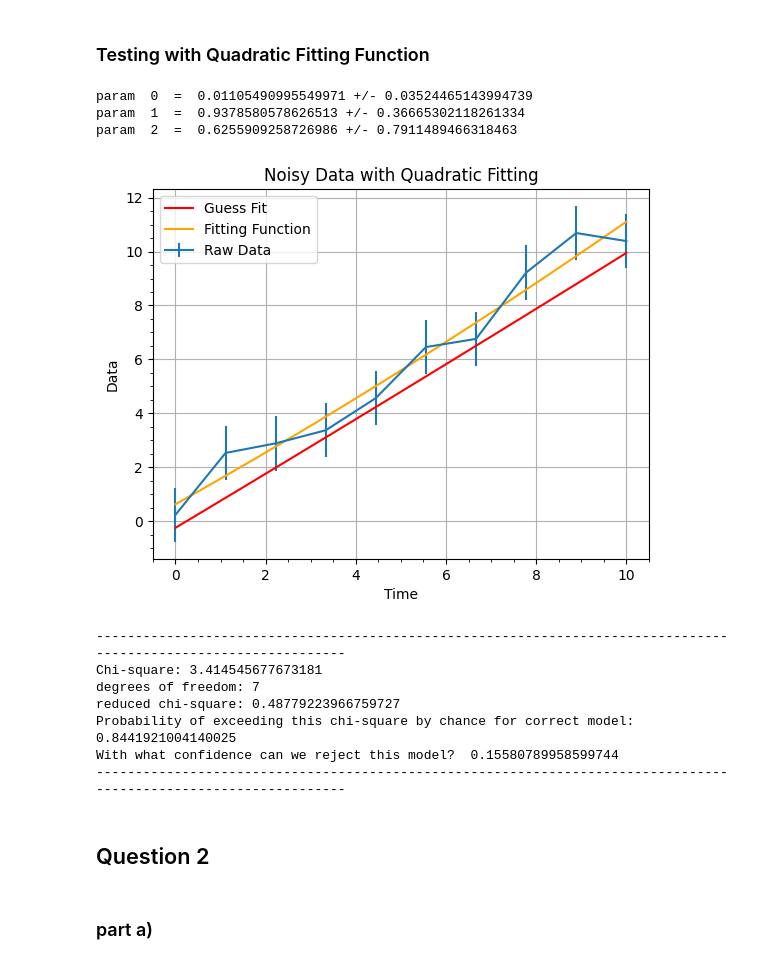
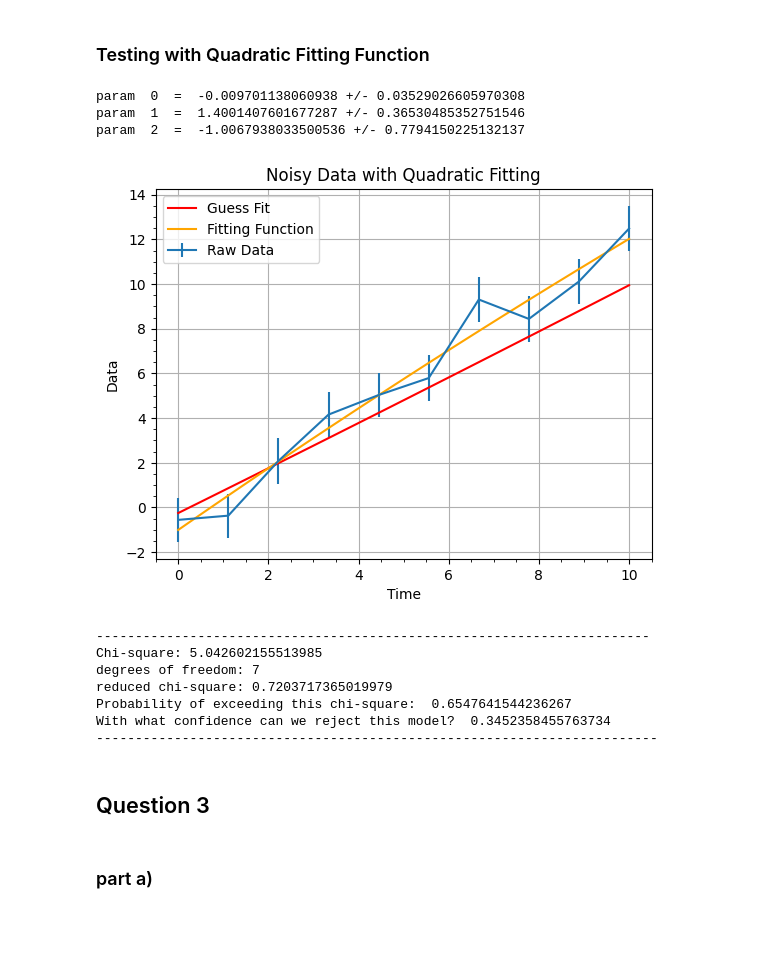
Before and after one commit to shashankd95/QuTipSimulations, a Jupyter notebook: QST_Stats2.ipynb, the cells around one changed output. Cells and saved outputs as stored; diff of their text form; code cells hidden in the pictures; blank space fills up the shorter version.

```diff
--- a/QST_Stats2.ipynb
+++ b/QST_Stats2.ipynb
@@ -32,12 +44,14 @@ b          = -0.25 #p[1]
 gparams = np.array([a,b])
 
 #my fitting function
-xsmooth1 = np.linspace(np.min(time), np.max(time), 100) #creating a smooth array for many more data points
-fsmooth1 = Linear(xsmooth1,*gparams)                               #the asterisk is important when calling my fitting function, this is my guess only
-plt.plot(xsmooth1, fsmooth1, color = 'red', label = 'Guess Fit')    #labelled plot of my fitting
+xsmooth1 = np.linspace(np.min(time), np.max(time), 100)
+fsmooth1 = Linear(xsmooth1,*gparams)
+plt.plot(xsmooth1, fsmooth1, color = 'red', label = 'Guess Fit')
 
 #optimized fitting function, it gives all the optimized parameters based on my guesses
-popt, pcov = opt.curve_fit(Linear, time, data, sigma = sigma, p0=gparams, absolute_sigma=1)
+popt, pcov = opt.curve_fit(Linear, time, data,
+                           sigma = sigma, p0=gparams,
+                           absolute_sigma=1)
 for i in range(0,len(popt)):
     print('param ',i,' = ',popt[i], '+/-', np.sqrt(pcov[i,i]))
 
@@ -51,11 +65,11 @@ yfit= Linear(time,*popt)
 chisq = sum((data-yfit)**2 / sigma**2)
 dof = len(time) - len(popt)
 chisq_reduced = chisq/float(dof)
-print ('-----------------------------------------------------------------------------------------------------------------')
+print ('------------------------------------------------------------------------------')
 print(f'Chi-square: {chisq}')
 print(f'degrees of freedom: {dof}')
 print(f'reduced chi-square: {chisq_reduced}')
-print('Probability of exceeding this chi-square by chance for correct model: ',1.-stats.chi2.cdf(chisq,dof))
+print('Probability of exceeding this chi-square: ',1.-stats.chi2.cdf(chisq,dof))
 print('With what confidence can we reject this model? ',stats.chi2.cdf(chisq, dof))
-print ('-----------------------------------------------------------------------------------------------------------------')
+print ('-------------------------------------------------------------------------------')
 # %% [output]
@@ -75,8 +89,6 @@ With what confidence can we reject this model?  0.3054478350497631
 slope = 1
 offset = 0.25
 time = np.linspace(0, 10, 10)
-data = np.random.normal(slope*time + offset,1)
-sigma = 1*np.random.normal(np.ones(len(data)),0.01)
 
 plt.errorbar(time, data, sigma, label = 'Raw Data')
 plt.xlabel('Time')
@@ -89,53 +101,55 @@ def Quad(x, *p):
     return p[0]*x**2 + p[1]*x + p[2]
 
 a          = 0.002    #p[0]
 b          = 1     #p[1]
 c          = -0.25  #p[2]
 
 gparams = np.array([a,b,c])
 
 #my fitting function
-xsmooth1 = np.linspace(np.min(time), np.max(time), 100) #creating a smooth array for many more data points
-fsmooth1 = Quad(xsmooth1,*gparams)                               #the asterisk is important when calling my fitting function, this is my guess only
-plt.plot(xsmooth1, fsmooth1, color = 'red', label = 'Guess Fit')    #labelled plot of my fitting
+xsmooth1 = np.linspace(np.min(time), np.max(time), 100)
+fsmooth1 = Quad(xsmooth1,*gparams)
+plt.plot(xsmooth1, fsmooth1, color = 'red', label = 'Guess Fit')
 
 #optimized fitting function, it gives all the optimized parameters based on my guesses
-popt, pcov = opt.curve_fit(Quad, time, data, sigma = sigma, p0=gparams, absolute_sigma=1)
+popt, pcov = opt.curve_fit(Quad, time, data,
+                           sigma = sigma, p0=gparams,
+                           absolute_sigma=1)
 for i in range(0,len(popt)):
     print('param ',i,' = ',popt[i], '+/-', np.sqrt(pcov[i,i]))
 
 #optimized scipy version of my guesstimated fit
 fsmooth2 = Quad(xsmooth1,*popt)
 plt.plot(xsmooth1,fsmooth2,color ='orange', label = 'Fitting Function') #labelled plot
 plt.legend()
 plt.show()
 
 #Calculation of Chi-Sqr, Degrees of Freedom and Reduced Chi Sqr
 yfit= Quad(time,*popt)
 chisq = sum((data-yfit)**2 / sigma**2)
 dof = len(time) - len(popt)
 chisq_reduced = chisq/float(dof)
-print ('-----------------------------------------------------------------------------------------------------------------')
+print ('-----------------------------------------------------------------------')
 print(f'Chi-square: {chisq}')
 print(f'degrees of freedom: {dof}')
 print(f'reduced chi-square: {chisq_reduced}')
-print('Probability of exceeding this chi-square by chance for correct model: ',1.-stats.chi2.cdf(chisq,dof))
+print('Probability of exceeding this chi-square: ',1.-stats.chi2.cdf(chisq,dof))
 print('With what confidence can we reject this model? ',stats.chi2.cdf(chisq, dof))
-print ('-----------------------------------------------------------------------------------------------------------------')
+print ('------------------------------------------------------------------------')
 # %% [output]
-param  0  =  0.01105490995549971 +/- 0.03524465143994739
-param  1  =  0.9378580578626513 +/- 0.36665302118261334
-param  2  =  0.6255909258726986 +/- 0.7911489466318463
+param  0  =  -0.009701138060938 +/- 0.03529026605970308
+param  1  =  1.4001407601677287 +/- 0.36530485352751546
+param  2  =  -1.0067938033500536 +/- 0.7794150225132137
-[figure, old version]
+[figure, new version]
------------------------------------------------------------------------------------------------------------------
-Chi-square: 3.414545677673181
+-----------------------------------------------------------------------
+Chi-square: 5.042602155513985
 degrees of freedom: 7
-reduced chi-square: 0.48779223966759727
-Probability of exceeding this chi-square by chance for correct model:  0.8441921004140025
-With what confidence can we reject this model?  0.15580789958599744
------------------------------------------------------------------------------------------------------------------
+reduced chi-square: 0.7203717365019979
+Probability of exceeding this chi-square:  0.6547641544236267
+With what confidence can we reject this model?  0.3452358455763734
+------------------------------------------------------------------------
 # %% [markdown]
-## Question 2
+## Question 3
 # %% [markdown]
 ### part a)
 # %%
```
Also changed, not shown: parts of 8 cells of this notebook.
